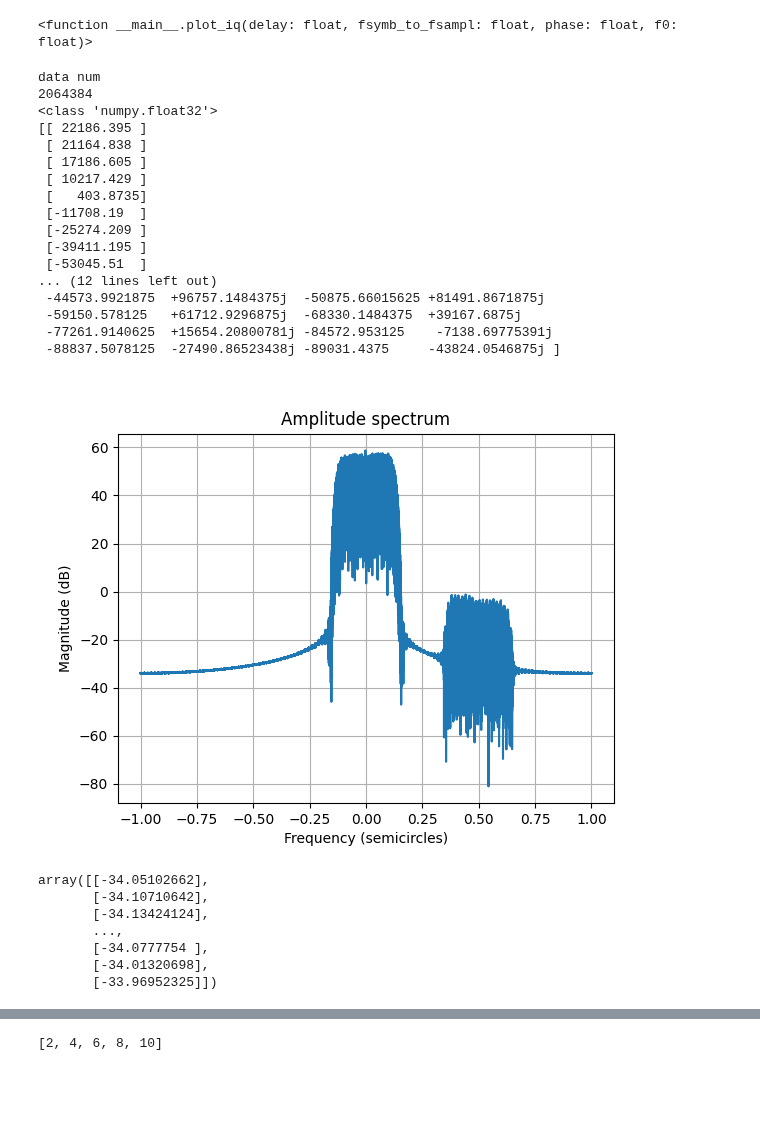
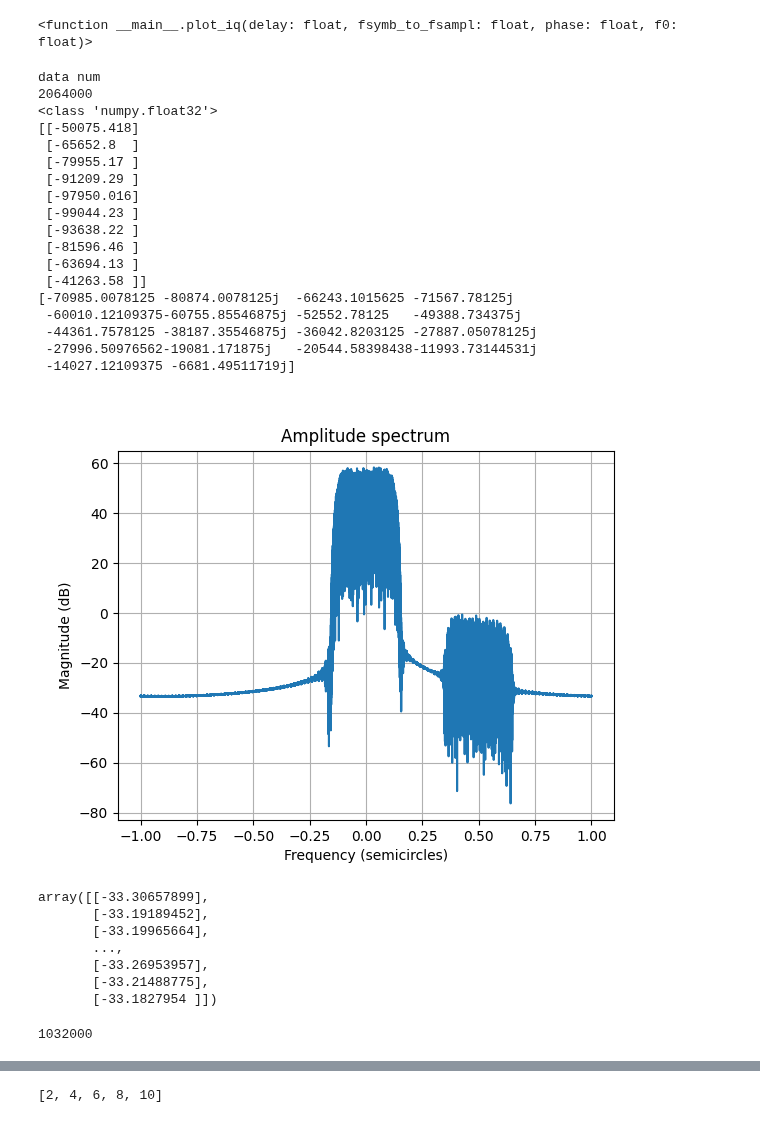
Before and after one commit to incredibleSaint/signal_processing, a Jupyter notebook: qpsk_visualization.ipynb, the cells around one changed output, grey strips where cells are left out. Saved outputs shown, nothing was run; the diff lists cells and outputs as text; code cells hidden in the pictures; blank space fills up the shorter version.

```diff
--- a/qpsk_visualization.ipynb
+++ b/qpsk_visualization.ipynb
@@ -548,48 +551,54 @@ def make_cmplx_sig(iq_data):
 # %%
 
 # 1: Source signal
 #plt.close()
 #file_path = "/home/xy/Documents/samples.pcm"
 file_path = "/home/xy/cuda_filt_sig_int16.pcm" #Documents/linkstar_625kbaud_fs_1250kHz.pcm"
 file_path = "qpsk_rc_int16_1_sig.bin"
-file_path = "qpsk_rrc_int16_after_py_rrc_fl32.bin"
+#file_path = "qpsk_rrc_int16_after_py_rrc_fl32.bin"
 # file_path = "qpsk_rrc_float.bin"
 file_path = "/home/incredible/Projects/gpu/GPU_Overlap-and-save_convolution/GPU_OLS_C2C_sharedmemory/conv_signal.dat"
-#file_path = "qpsk_rrc_after_py_rrc_fl64.bin"
+file_path = "qpsk_rrc_after_py_rrc_fl32.bin"
+#file_path = "qpsk_rrc_float32.bin"
 
 data_type = 'float32'
 figure_counter = 0
 source_samples = read_float_by_unpack_delimeter(file_path, data_type, 0, 0, '')
 source_signal = make_cmplx_sig(source_samples)
-print(source_signal[:30])
+print(source_signal[1031990:1031999])
 #source_signal_full = read_signal(file_path, 'h', 20000)
 plot_spectrum(source_signal, 0)
 # %% [output]
 data num
-2064384
+2064000
 <class 'numpy.float32'>
-[[ 22186.395 ]
- [ 21164.838 ]
- [ 17186.605 ]
- [ 10217.429 ]
- [   403.8735]
- [-11708.19  ]
- [-25274.209 ]
- [-39411.195 ]
- [-53045.51  ]
-... (12 lines left out)
- -44573.9921875  +96757.1484375j  -50875.66015625 +81491.8671875j
- -59150.578125   +61712.9296875j  -68330.1484375  +39167.6875j
- -77261.9140625  +15654.20800781j -84572.953125    -7138.69775391j
- -88837.5078125  -27490.86523438j -89031.4375     -43824.0546875j ]
+[[-50075.418]
+ [-65652.8  ]
+ [-79955.17 ]
+ [-91209.29 ]
+ [-97950.016]
+ [-99044.23 ]
+ [-93638.22 ]
+ [-81596.46 ]
+ [-63694.13 ]
+ [-41263.58 ]]
+[-70985.0078125 -80874.0078125j  -66243.1015625 -71567.78125j
+ -60010.12109375-60755.85546875j -52552.78125   -49388.734375j
+ -44361.7578125 -38187.35546875j -36042.8203125 -27887.05078125j
+ -27996.50976562-19081.171875j   -20544.58398438-11993.73144531j
+ -14027.12109375 -6681.49511719j]
-[figure, old version]
+[figure, new version]
-array([[-34.05102662],
-       [-34.10710642],
-       [-34.13424124],
+array([[-33.30657899],
+       [-33.19189452],
+       [-33.19965664],
        ...,
-       [-34.0777754 ],
-       [-34.01320698],
-       [-33.96952325]])
+       [-33.26953957],
+       [-33.21488775],
+       [-33.1827954 ]])
+# %%
+len(source_signal)
+# %% [output]
+1032000
 # %%
 #source_signal = source_signal_full[int(2.0e7):int(2.1e7):]
 #source_signal = source_signal_full[:1000]#int(2.0e7 + 303500):int(2.0e7 + 304000):]
```
Also changed, not shown: parts of 12 cells of this notebook, 3 other files.
